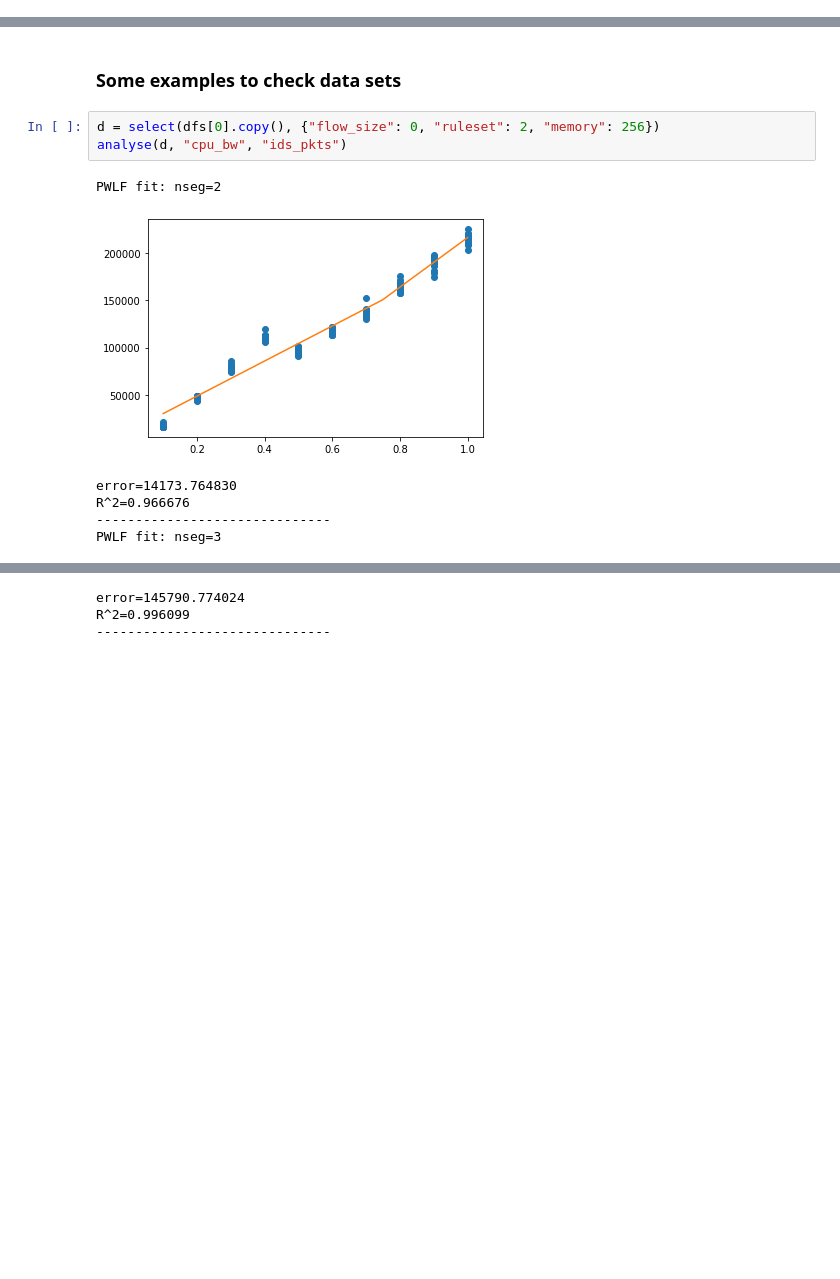
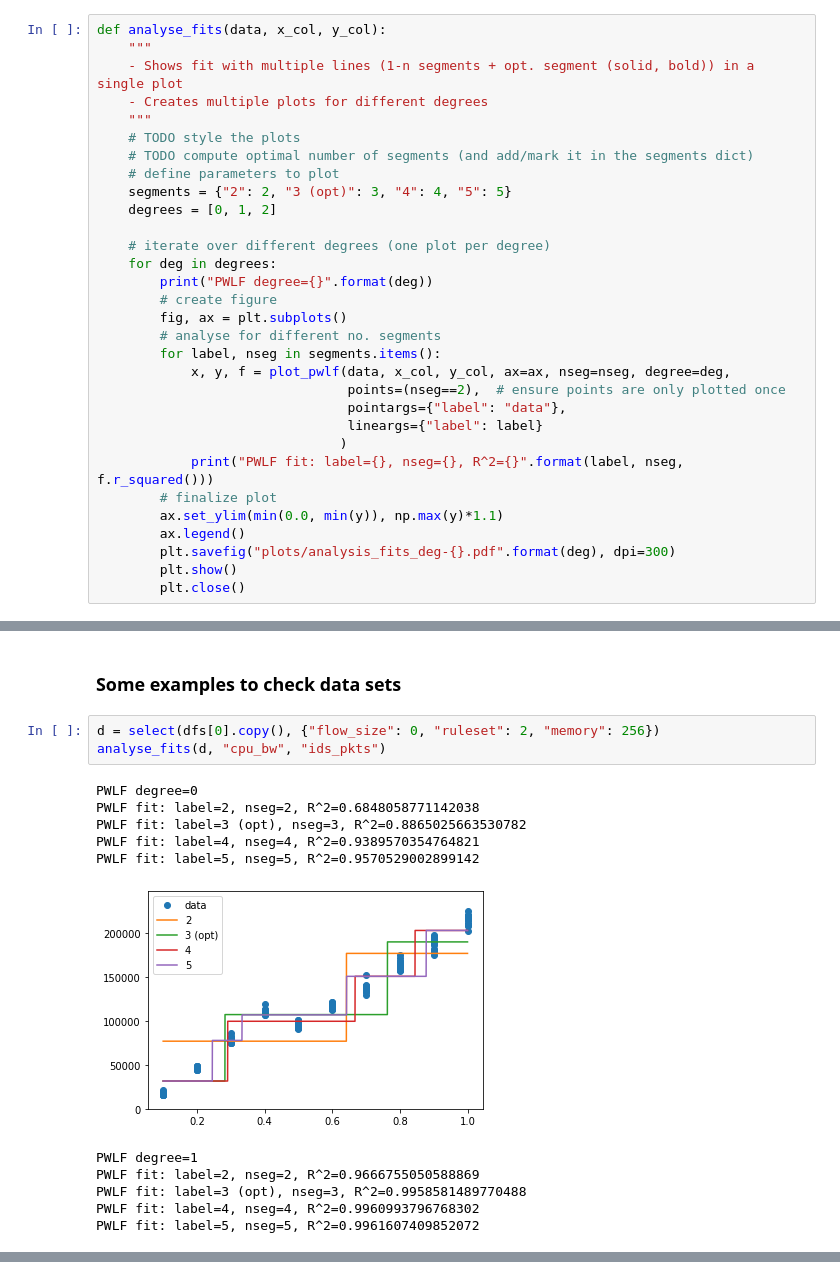
Before and after one commit to sndzoo/analysis, a Jupyter notebook: piecewise_linear_approx_analysis.ipynb, the cells around one changed output, grey strips where cells are left out. Drawn from its saved outputs; the diff is of its cells as text; blank space fills up the shorter version.

```diff
--- a/piecewise_linear_approx_analysis.ipynb
+++ b/piecewise_linear_approx_analysis.ipynb
@@ -381,0 +390,31 @@ def select(data, sel_dict):
+# %%
+def analyse_fits(data, x_col, y_col):
+    """
+    - Shows fit with multiple lines (1-n segments + opt. segment (solid, bold)) in a single plot
+    - Creates multiple plots for different degrees
+    """
+    # TODO style the plots
+    # TODO compute optimal number of segments (and add/mark it in the segments dict)
+    # define parameters to plot
+    segments = {"2": 2, "3 (opt)": 3, "4": 4, "5": 5}
+    degrees = [0, 1, 2]
+
+    # iterate over different degrees (one plot per degree)
+    for deg in degrees:
+        print("PWLF degree={}".format(deg))
+        # create figure
+        fig, ax = plt.subplots()
+        # analyse for different no. segments
+        for label, nseg in segments.items():
+            x, y, f = plot_pwlf(data, x_col, y_col, ax=ax, nseg=nseg, degree=deg,
+                                points=(nseg==2),  # ensure points are only plotted once
+                                pointargs={"label": "data"},
+                                lineargs={"label": label}
+                               )
+            print("PWLF fit: label={}, nseg={}, R^2={}".format(label, nseg, f.r_squared()))
+        # finalize plot
+        ax.set_ylim(min(0.0, min(y)), np.max(y)*1.1)
+        ax.legend()
+        plt.savefig("plots/analysis_fits_deg-{}.pdf".format(deg), dpi=300)
+        plt.show()
+        plt.close()
@@ -383,11 +428,16 @@ def select(data, sel_dict):
 ### Some examples to check data sets
 # %%
 d = select(dfs[0].copy(), {"flow_size": 0, "ruleset": 2, "memory": 256})
-analyse(d, "cpu_bw", "ids_pkts")
+analyse_fits(d, "cpu_bw", "ids_pkts")
 # %% [output]
-PWLF fit: nseg=2
+PWLF degree=0
+PWLF fit: label=2, nseg=2, R^2=0.6848058771142038
+PWLF fit: label=3 (opt), nseg=3, R^2=0.8865025663530782
+PWLF fit: label=4, nseg=4, R^2=0.9389570354764821
+PWLF fit: label=5, nseg=5, R^2=0.9570529002899142
-[figure, old version]
+[figure, new version]
-error=14173.764830
-R^2=0.966676
-------------------------------
-PWLF fit: nseg=3
+PWLF degree=1
+PWLF fit: label=2, nseg=2, R^2=0.9666755050588869
+PWLF fit: label=3 (opt), nseg=3, R^2=0.9958581489770488
+PWLF fit: label=4, nseg=4, R^2=0.9960993796768302
+PWLF fit: label=5, nseg=5, R^2=0.9961607409852072
@@ -400,5 +451,2 @@ PWLF fit: nseg=4
-error=145790.774024
-R^2=0.996099
-------------------------------
 # %%
 d = select(dfs[1].copy(), {"flow_size": 0, "ruleset": 2, "memory": 256})
```
Also changed, not shown: parts of 9 cells of this notebook, 5 other files.
